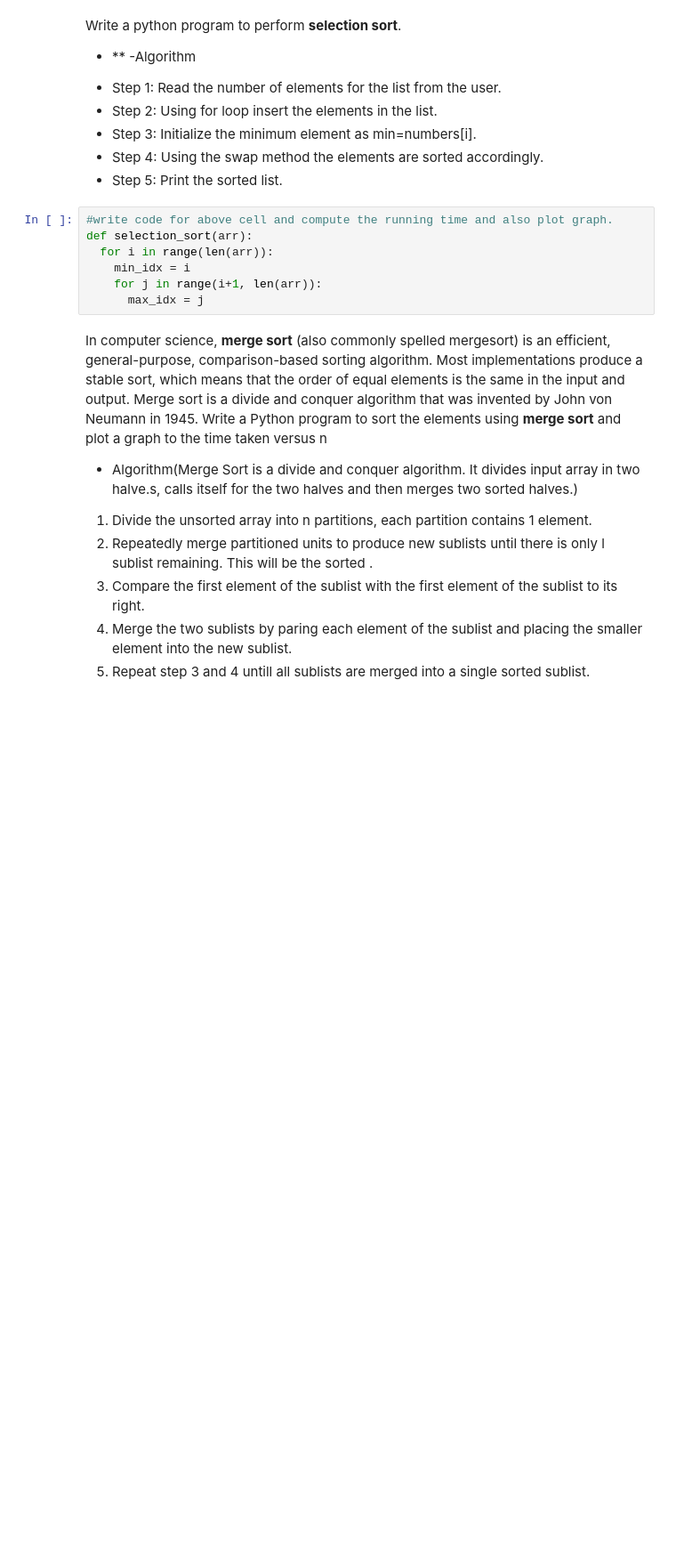
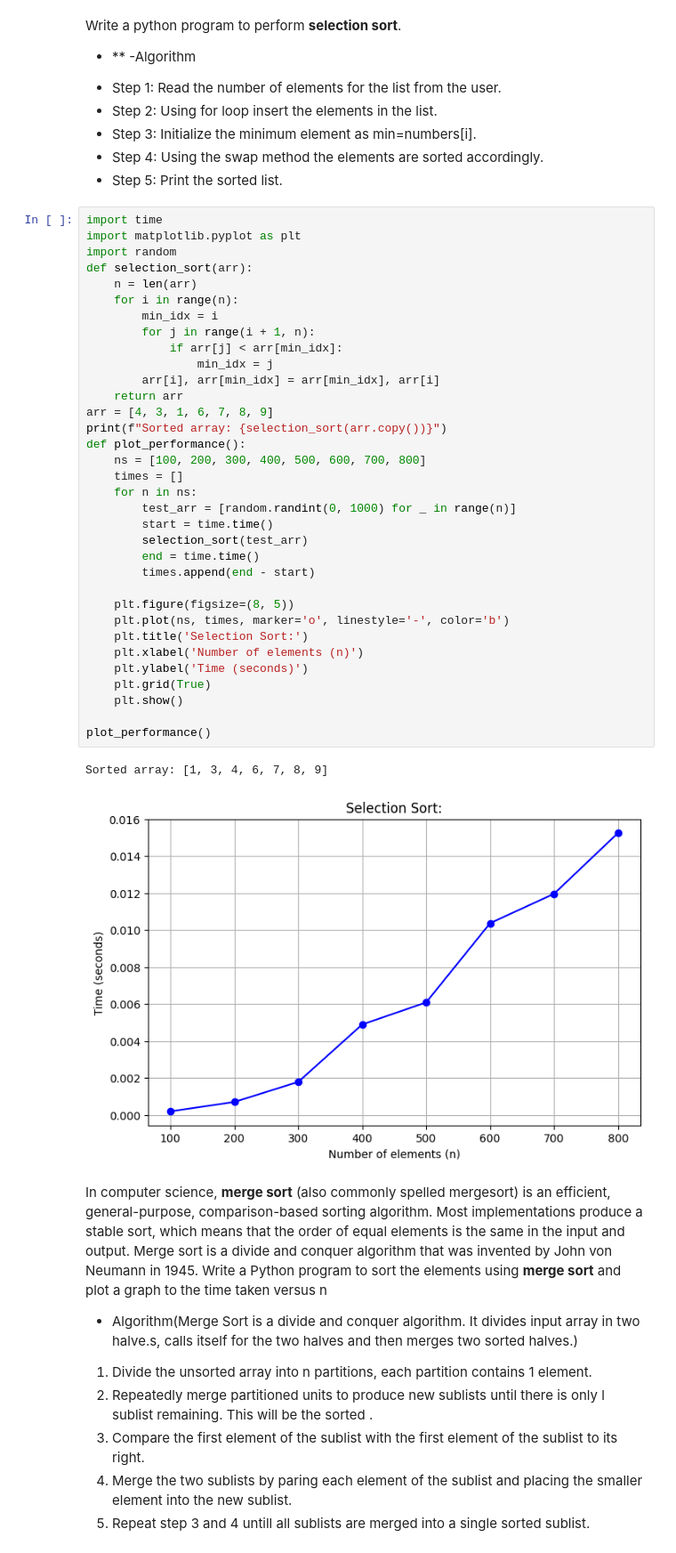
Before and after one commit to rrishabk/Algorithms, a Jupyter notebook: Lab_5.ipynb, the cells around one changed output. Shown at 89% size. Saved outputs shown, nothing was run; the diff lists cells and outputs as text; blank space fills up the shorter version.

```diff
--- a/Lab_5.ipynb
+++ b/Lab_5.ipynb
@@ -12,13 +12,43 @@ Write a python program to perform **selection sort**.
 * Step 3: Initialize the minimum element as min=numbers[i].
 * Step 4: Using the swap method the elements are sorted accordingly.
 * Step 5: Print the sorted list.
-# %%
-#write code for above cell and compute the running time and also plot graph.
-def selection_sort(arr):
-  for i in range(len(arr)):
-    min_idx = i
-    for j in range(i+1, len(arr)):
-      max_idx = j
+# %%
+import time
+import matplotlib.pyplot as plt
+import random
+def selection_sort(arr):
+    n = len(arr)
+    for i in range(n):
+        min_idx = i
+        for j in range(i + 1, n):
+            if arr[j] < arr[min_idx]:
+                min_idx = j
+        arr[i], arr[min_idx] = arr[min_idx], arr[i]
+    return arr
+arr = [4, 3, 1, 6, 7, 8, 9]
+print(f"Sorted array: {selection_sort(arr.copy())}")
+def plot_performance():
+    ns = [100, 200, 300, 400, 500, 600, 700, 800]
+    times = []
+    for n in ns:
+        test_arr = [random.randint(0, 1000) for _ in range(n)]
+        start = time.time()
+        selection_sort(test_arr)
+        end = time.time()
+        times.append(end - start)
+
+    plt.figure(figsize=(8, 5))
+    plt.plot(ns, times, marker='o', linestyle='-', color='b')
+    plt.title('Selection Sort:')
+    plt.xlabel('Number of elements (n)')
+    plt.ylabel('Time (seconds)')
+    plt.grid(True)
+    plt.show()
+
+plot_performance()
+# %% [output]
+Sorted array: [1, 3, 4, 6, 7, 8, 9]
+[figure, added]
 # %% [markdown]
 In computer science, **merge sort** (also commonly spelled mergesort) is an efficient, general-purpose, comparison-based sorting algorithm. Most implementations produce a stable sort, which means that the order of equal elements is the same in the input and output. Merge sort is a divide and conquer algorithm that was invented by John von Neumann in 1945.
 Write a Python program to sort the elements using **merge sort** and plot a graph to the time taken versus n
```
